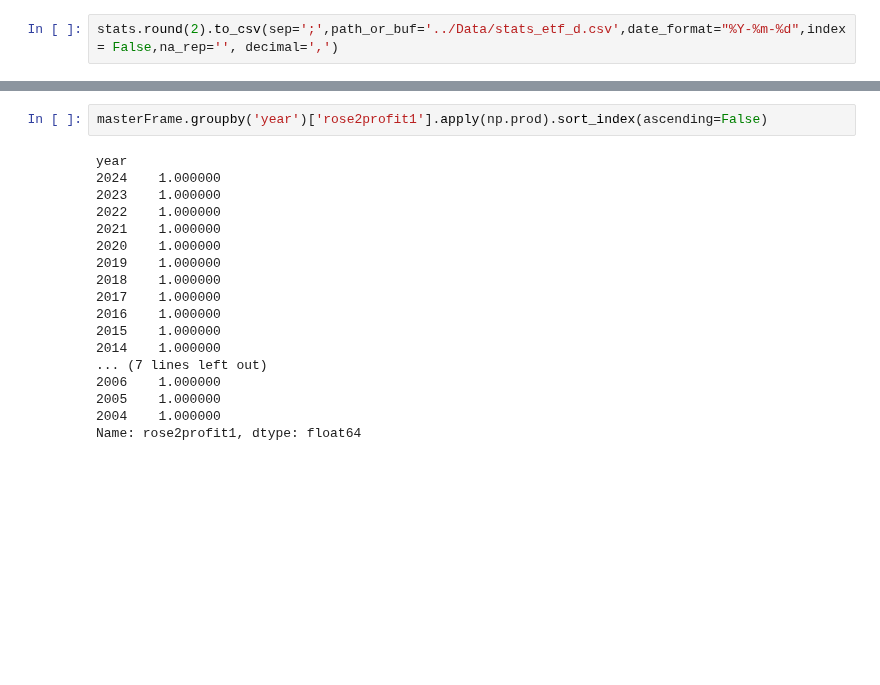
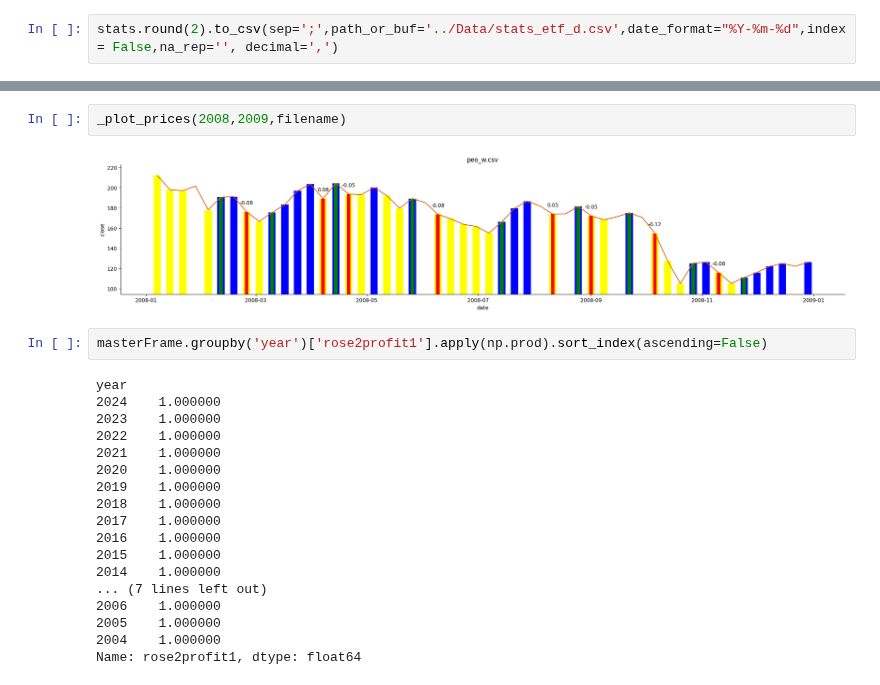
Before and after one commit to ai357060/flower, a Jupyter notebook: wm/aw01.ipynb, the cells around one changed output, grey strips where cells are left out. Cells and saved outputs as stored; diff of their text form; blank space fills up the shorter version.

```diff
--- a/wm/aw01.ipynb
+++ b/wm/aw01.ipynb
@@ -248,3 +214,7 @@ _ = plt.ylabel('close')
+# %%
+_plot_prices(2008,2009,filename)
+# %% [output]
+[figure, added]
 # %%
 masterFrame.groupby('year')['rose2profit1'].apply(np.prod).sort_index(ascending=False)
 # %% [output]
```
Also changed, not shown: parts of 5 cells of this notebook, 4 other files.
